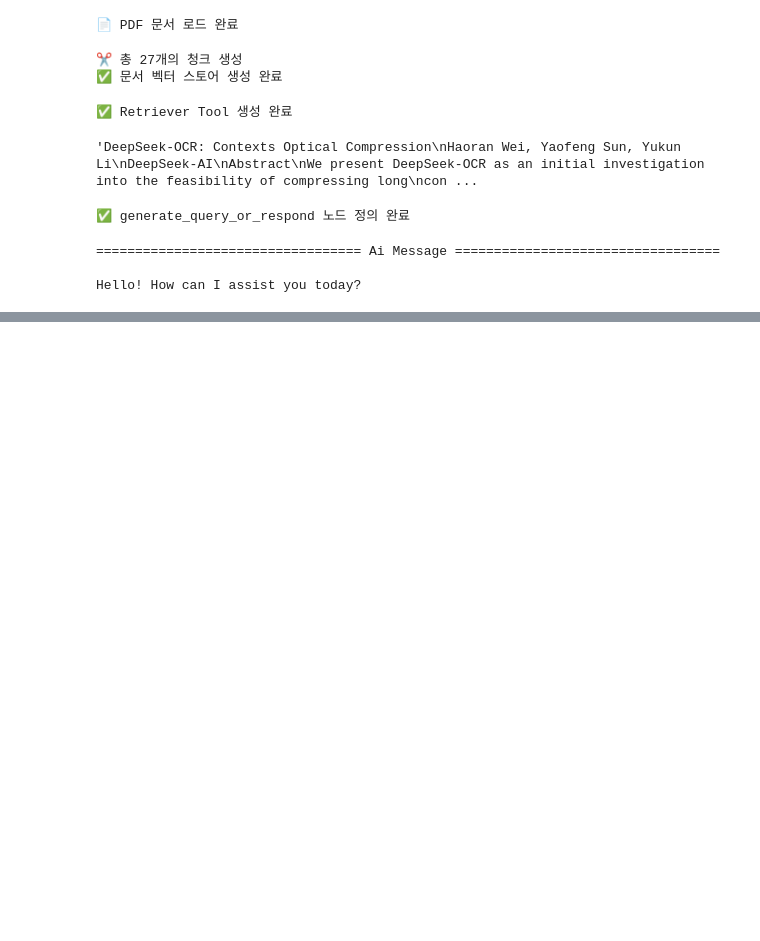
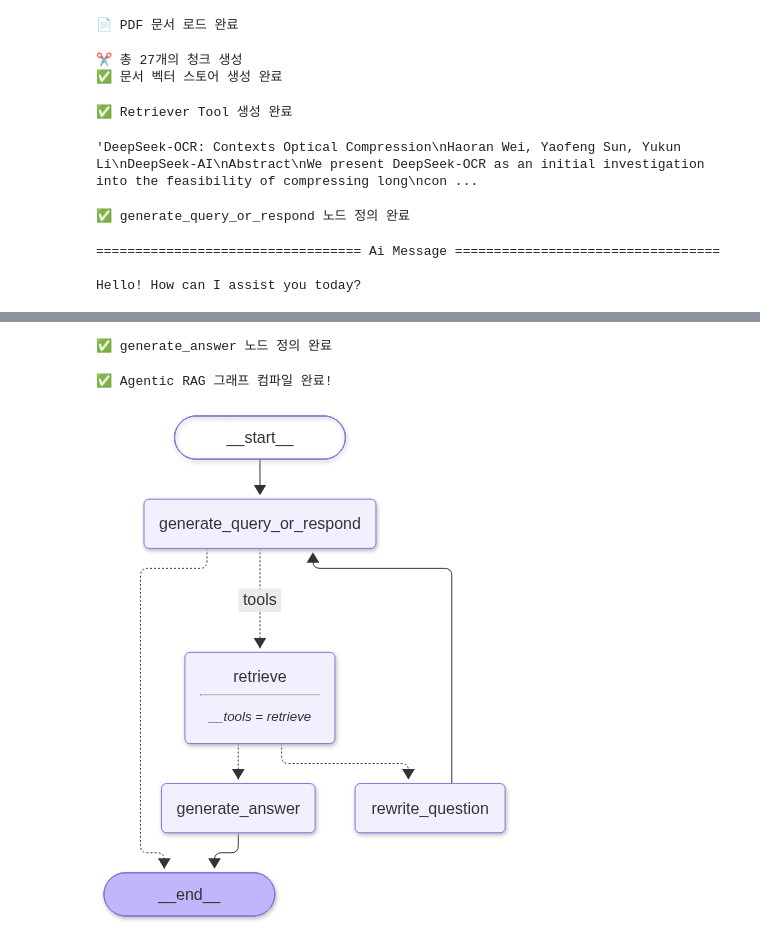
Before and after one commit to AJin1068/langchain_rag_practice, a Jupyter notebook: notebooks/part1_rag/02_langgraph_basic_rag.ipynb, the cells around one changed output, grey strips where cells are left out. Cells and saved outputs as stored; diff of their text form; code cells hidden in the pictures; blank space fills up the shorter version.

Commit message:
Add document grading, question rewrite, and agentic RAG graph cells
Co-Authored-By: Claude Opus 5.5 <noreply@anthropic.com>

```diff
--- a/notebooks/part1_rag/02_langgraph_basic_rag.ipynb
+++ b/notebooks/part1_rag/02_langgraph_basic_rag.ipynb
@@ -370,0 +392,63 @@ print("✅ grade_documents 조건부 엣지 정의 완료")
+# %%
+GENERATE_PROMPT = (
+    "You are an assistant for question-answering tasks. "
+    "Use the following pieces of retrieved context to answer the question. "
+    "If you don't know the answer, just say that you don't know. "
+    "Use three sentences maximum and keep the answer concise.\n"
+    "Question: {question}\nContext: {context}"
+)
+
+def generate_answer(state: MessagesState):
+    """최종 답변 생성"""
+    print("---GENERATE ANSWER---")
+    question = state["messages"][0].content
+    context = state["messages"][-1].content
+    prompt = GENERATE_PROMPT.format(question=question, context=context)
+    response = response_model.invoke([{"role": "user", "content": prompt}])
+    return {"messages": [response]}
+
+print("✅ generate_answer 노드 정의 완료")
+# %% [output]
+✅ generate_answer 노드 정의 완료
+# %%
+from langgraph.prebuilt import ToolNode, tools_condition
+
+# Agentic RAG 그래프 생성
+agentic_workflow = StateGraph(MessagesState)
+
+# 노드 추가
+agentic_workflow.add_node(generate_query_or_respond)
+agentic_workflow.add_node("retrieve", ToolNode([retriever_tool]))
+agentic_workflow.add_node(rewrite_question)
+agentic_workflow.add_node(generate_answer)
+
+# 시작 엣지
+agentic_workflow.add_edge(START, "generate_query_or_respond")
+
+# 조건부 엣지: Tool 호출 여부 판단
+agentic_workflow.add_conditional_edges(
+    "generate_query_or_respond",
+    tools_condition, # Tool 호출 여부 판단
+    {"tools": "retrieve", END: END} # Tool 호출 시 "retrieve" 노드로, Tool 호출하지 않으면 END 노드로 이동
+)
+
+# 조건부 엣지: 문서 관련성 평가
+agentic_workflow.add_conditional_edges("retrieve", grade_documents) # Tool 호출 후 문서 관련성 평가
+
+# 일반 엣지
+agentic_workflow.add_edge("generate_answer", END)
+agentic_workflow.add_edge("rewrite_question", "generate_query_or_respond")
+
+# 컴파일
+agentic_graph = agentic_workflow.compile()
+print("✅ Agentic RAG 그래프 컴파일 완료!")
+# %% [output]
+✅ Agentic RAG 그래프 컴파일 완료!
+# %%
+# Agentic RAG 그래프 시각화
+try:
+    display(Image(agentic_graph.get_graph().draw_mermaid_png()))
+except Exception as e:
+    print(f"시각화 오류: {e}")
+# %% [output]
+[figure, added]
```
Also changed, not shown: parts of 6 cells of this notebook.
